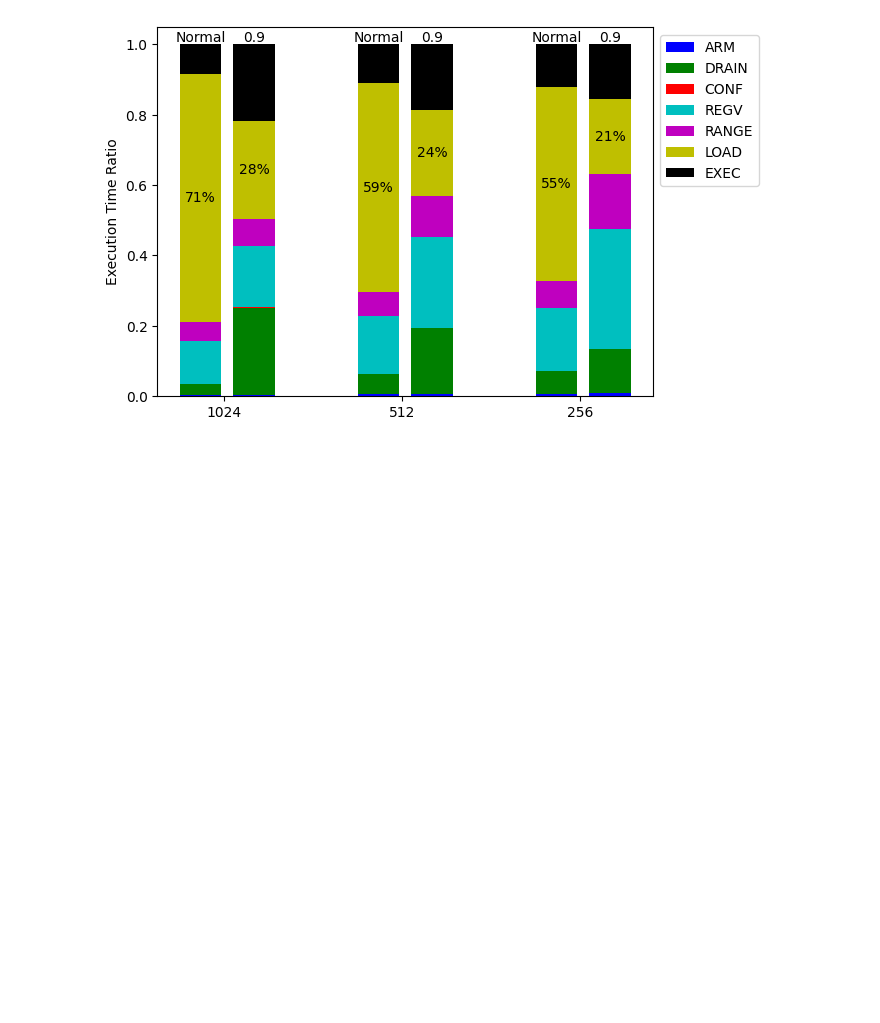
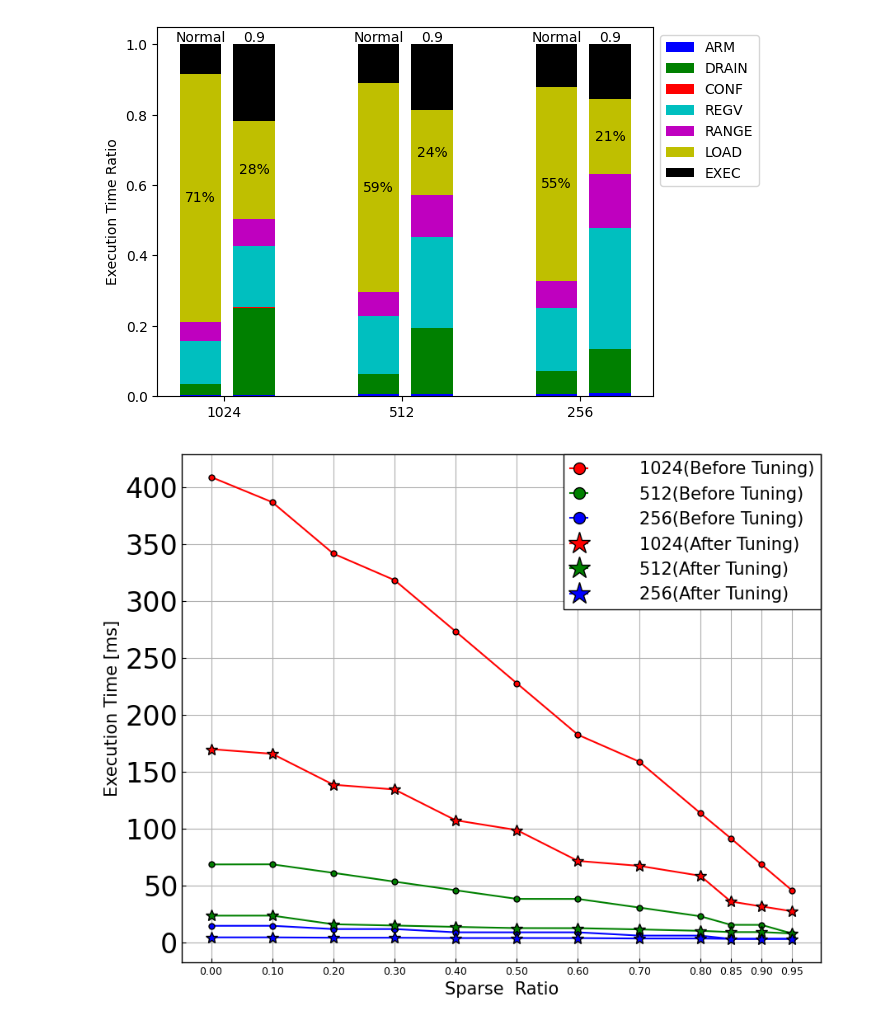
Before and after one commit to taku2365/IMAX_sparse.cent, a Jupyter notebook: src/emax6_sparselib/result_vis.ipynb, the cells around one changed output. Cells and saved outputs as stored; diff of their text form; code cells hidden in the pictures; blank space fills up the shorter version.

```diff
--- a/src/emax6_sparselib/result_vis.ipynb
+++ b/src/emax6_sparselib/result_vis.ipynb
@@ -312,3 +233,60 @@ plt.legend(loc="lower left",bbox_to_anchor=(1,0.55))
 plt.show()
 # %% [output]
 [figure]
+# %%
+import pandas as pd
+import numpy as np
+import matplotlib.pyplot as plt
+plt.rcParams.update(plt.rcParamsDefault)
+plt.rcParams['font.family'] = 'Times New Roman' # font familyの設定
+plt.rcParams['mathtext.fontset'] = 'stix' # math fontの設定
+plt.rcParams["font.size"] = 15 # 全体のフォントサイズが変更されます。
+plt.rcParams['xtick.labelsize'] = 9 # 軸だけ変更されます。
+plt.rcParams['ytick.labelsize'] = 24 # 軸だけ変更されます
+plt.rcParams['xtick.direction'] = 'in' # x axis in
+plt.rcParams['ytick.direction'] = 'in' # y axis in
+plt.rcParams['axes.linewidth'] = 1.0 # axis line width
+plt.rcParams['axes.grid'] = True # make grid
+plt.rcParams["legend.fancybox"] = False # 丸角
+plt.rcParams["legend.framealpha"] = 1 # 透明度の指定、0で塗りつぶしなし
+plt.rcParams["legend.edgecolor"] = 'black' # edgeの色を変更
+plt.rcParams["legend.handlelength"] = 1 # 凡例の線の長さを調節
+plt.rcParams["legend.labelspacing"] = 5. # 垂直方向の距離の各凡例の距離
+plt.rcParams["legend.handletextpad"] = 3. # 凡例の線と文字の距離の長さ
+plt.rcParams["legend.markerscale"] = 2 # 点がある場合のmarker scale
+plt.rcParams["legend.borderaxespad"] = 0. # 凡例の端とグラフの端を合わせる
+df_sparse = pd.read_csv('./result_1024_512_256_128_64_32_CHIP1_noAcolblk_ver2_for_change.csv')
+df_sparse_tuning = pd.read_csv('./result_1024_512_256_128_64_32_CHIP1_ver2_for_change.csv')
+df_normal = pd.read_csv('./result_1024_512_256_128_64_32_CHIP1_normal.csv')
+df_sparse_select = df_sparse[["A_row_size","sparse_rate","total"]]
+df_sparse_select_tuning = df_sparse_tuning[["A_row_size","sparse_rate","total"]]
+df_normal_select = df_normal[["A_row_size","total"]]
+bottom = 0
+# x = np.array([0,exe_time_1_x,exe_time_2_x,exe_time_3_x,exe_time_4_x,exe_time_6_x,exe_time_9_x])
+y_sparse_1024 = df_sparse_select[df_sparse_select['A_row_size'] == 1024]["total"]/1000000
+y_sparse_512 = df_sparse_select[df_sparse_select['A_row_size'] == 512]["total"]/1000000
+y_sparse_256 = df_sparse_select[df_sparse_select['A_row_size'] == 256]["total"]/1000000
+y_sparse_1024_tuning = df_sparse_select_tuning[df_sparse_select_tuning['A_row_size'] == 1024]["total"]/1000000
+y_sparse_512_tuning = df_sparse_select_tuning[df_sparse_select_tuning['A_row_size'] == 512]["total"]/1000000
+y_sparse_256_tuning = df_sparse_select_tuning[df_sparse_select_tuning['A_row_size'] == 256]["total"]/1000000
+x = np.array([0,0.1,0.2,0.3,0.4,0.5,0.6,0.7,0.8,0.85,0.9,0.95])
+
+
+fig = plt.figure(figsize=(10.0, 8.0))
+fig_1 = fig.add_subplot(111)
+# fig_1.plot(x, y_normal,   marker='.', markersize=10, markeredgewidth=1., markeredgecolor='k', color="g", label="Normal")
+fig_1.plot(x, y_sparse_1024, marker='.', markersize=10, markeredgewidth=1., markeredgecolor='k', color="r", label="1024(Before Tuning)")
+fig_1.plot(x, y_sparse_512, marker='.', markersize=10, markeredgewidth=1., markeredgecolor='k', color="g", label="512(Before Tuning)")
+fig_1.plot(x, y_sparse_256, marker='.', markersize=10, markeredgewidth=1., markeredgecolor='k', color="b", label="256(Before Tuning)")
+fig_1.plot(x, y_sparse_1024_tuning, marker='*', markersize=10, markeredgewidth=1., markeredgecolor='k', color="r", label="1024(After Tuning)")
+fig_1.plot(x, y_sparse_512_tuning, marker='*', markersize=10, markeredgewidth=1., markeredgecolor='k', color="g", label="512(After Tuning)")
+fig_1.plot(x, y_sparse_256_tuning, marker='*', markersize=10, markeredgewidth=1., markeredgecolor='k', color="b", label="256(After Tuning)")
+fig_1.set_xlabel("Sparse  Ratio")
+fig_1.set_ylabel('Execution Time [ms]')
+fig_1.set_xticks(x)
+
+fig_1.legend(loc='upper right',labelspacing=0.5,fontsize=15)
+
+plt.show()
+# %% [output]
+[figure, added]
```
Also changed, not shown: parts of 8 cells of this notebook, 3 other files.
